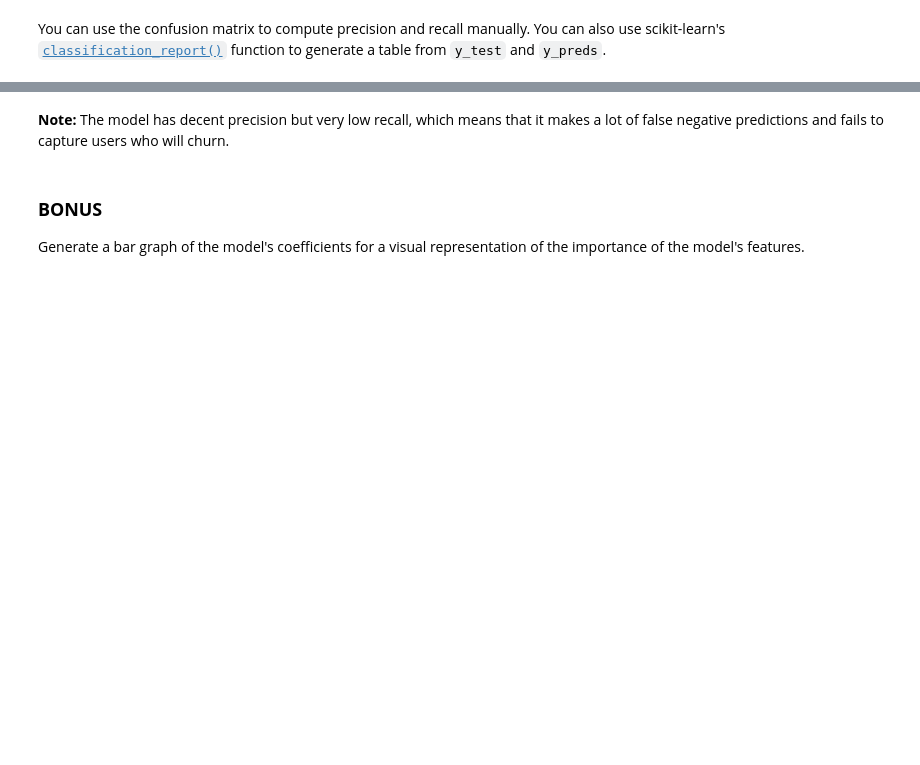
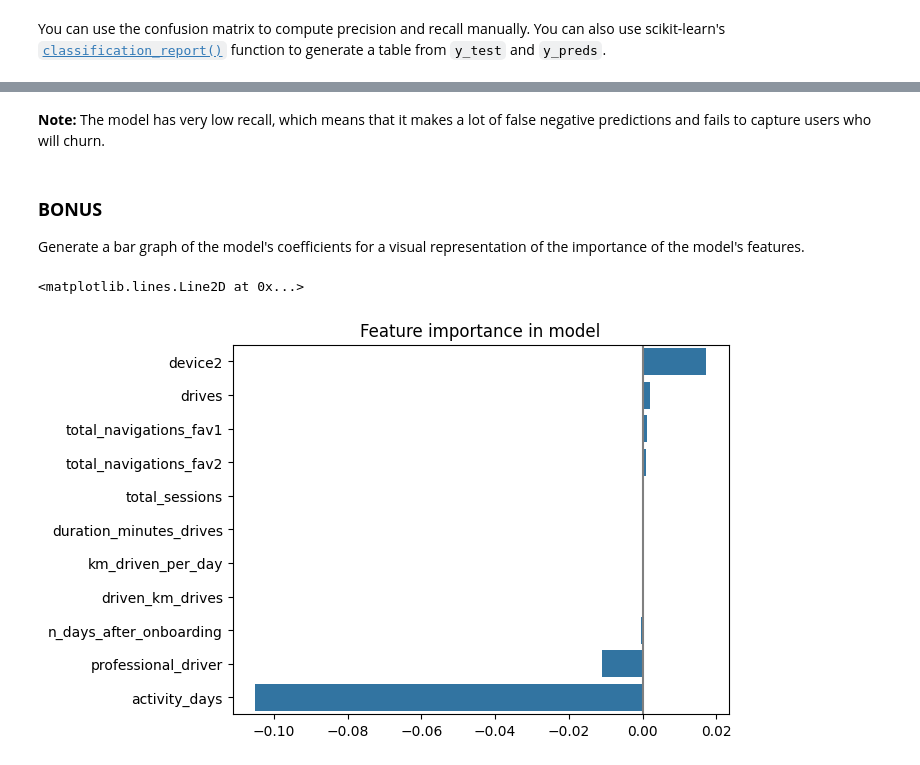
Before and after one commit to dianario/waze-project, a Jupyter notebook: 5_Waze_regression.ipynb, the cells around one changed output, grey strips where cells are left out. Saved outputs shown, nothing was run; the diff lists cells and outputs as text; code cells hidden in the pictures; blank space fills up the shorter version.

```diff
--- a/5_Waze_regression.ipynb
+++ b/5_Waze_regression.ipynb
@@ -701,12 +728,12 @@ You can use the confusion matrix to compute precision and recall manually. You c
 # %% [markdown]
-**Note:** The model has decent precision but very low recall, which means that it makes a lot of false negative predictions and fails to capture users who will churn.
+**Note:** The model has very low recall, which means that it makes a lot of false negative predictions and fails to capture users who will churn.
 # %% [markdown]
 ### **BONUS**
 
 Generate a bar graph of the model's coefficients for a visual representation of the importance of the model's features.
 # %%
 # Create a list of (column_name, coefficient) tuples
-### YOUR CODE HERE ###
+feature_importance = list(zip(X_train.columns, clf_model.coef_[0]))
 
 # Sort the list by coefficient value
-### YOUR CODE HERE ###
+feat_import_sort = sorted(feature_importance, key= lambda x: x[1], reverse=True)
@@ -716,3 +740,12 @@ Generate a bar graph of the model's coefficients for a visual representation of
+# %%
+# Plot the feature importances
+sns.barplot(x = [x[1] for x in feat_import_sort],
+            y = [x[0] for x in feat_import_sort])
+plt.title('Feature importance in model')
+plt.axvline(x=0, color='grey')
+# %% [output]
+<matplotlib.lines.Line2D at 0x...>
+[figure, added]
 # %% [markdown]
 ### **Task 4c. Conclusion**
 
```
Also changed, not shown: parts of 17 cells of this notebook.
